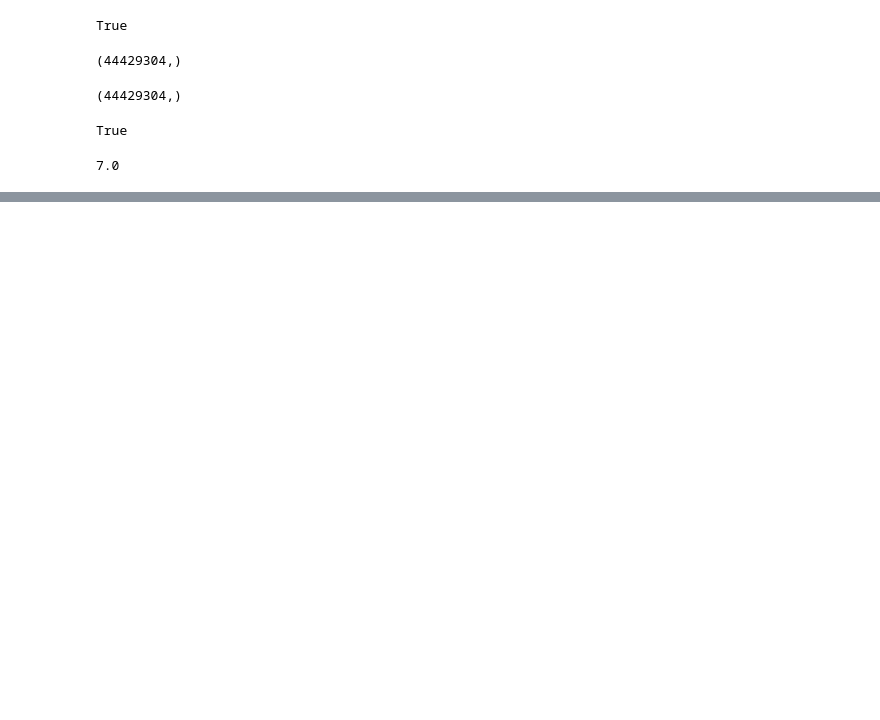
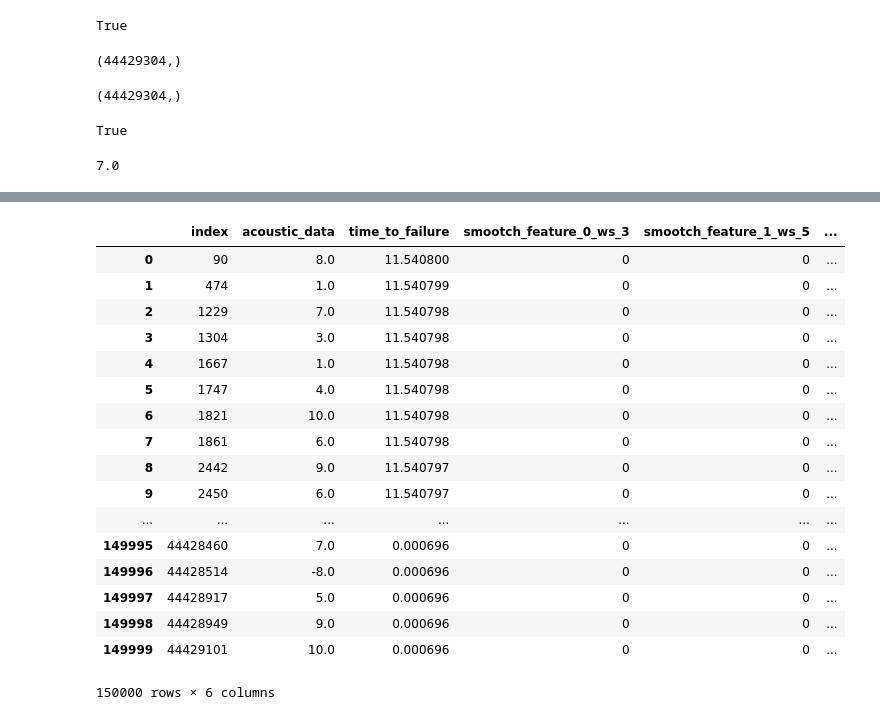
Before and after one commit to contemplat0r/LANL_Earthquake_Prediction, a Jupyter notebook: lanl-models-with-parallel-earthquakes.ipynb, the cells around one changed output, grey strips where cells are left out. Cells and saved outputs as stored; diff of their text form; code cells hidden in the pictures; blank space fills up the shorter version.

```diff
--- a/lanl-models-with-parallel-earthquakes.ipynb
+++ b/lanl-models-with-parallel-earthquakes.ipynb
@@ -465,0 +478,2 @@ e_1_acoustic_series[150590]
+# %%
+earthquake_1_with_additional_features_copy_df = earthquake_1_with_additional_features_df.copy()
@@ -465,0 +489,21 @@ e_1_acoustic_series[150590]
+# %%
+earthquake_1_with_additional_features_copy_df.reset_index()
+# %% [output]
+|  | index | acoustic_data | time_to_failure | smootch_feature_0_ws_3 | smootch_feature_1_ws_5 | ... |
+| 0 | 90 | 8.0 | 11.540800 | 0 | 0 | ... |
+| 1 | 474 | 1.0 | 11.540799 | 0 | 0 | ... |
+| 2 | 1229 | 7.0 | 11.540798 | 0 | 0 | ... |
+| 3 | 1304 | 3.0 | 11.540798 | 0 | 0 | ... |
+| 4 | 1667 | 1.0 | 11.540798 | 0 | 0 | ... |
+| 5 | 1747 | 4.0 | 11.540798 | 0 | 0 | ... |
+| 6 | 1821 | 10.0 | 11.540798 | 0 | 0 | ... |
+| 7 | 1861 | 6.0 | 11.540798 | 0 | 0 | ... |
+| 8 | 2442 | 9.0 | 11.540797 | 0 | 0 | ... |
+| 9 | 2450 | 6.0 | 11.540797 | 0 | 0 | ... |
+| ... | ... | ... | ... | ... | ... | ... |
+| 149995 | 44428460 | 7.0 | 0.000696 | 0 | 0 | ... |
+| 149996 | 44428514 | -8.0 | 0.000696 | 0 | 0 | ... |
+| 149997 | 44428917 | 5.0 | 0.000696 | 0 | 0 | ... |
+| 149998 | 44428949 | 9.0 | 0.000696 | 0 | 0 | ... |
+| 149999 | 44429101 | 10.0 | 0.000696 | 0 | 0 | ... |
+150000 rows × 6 columns
```
Also changed, not shown: parts of 7 cells of this notebook.
